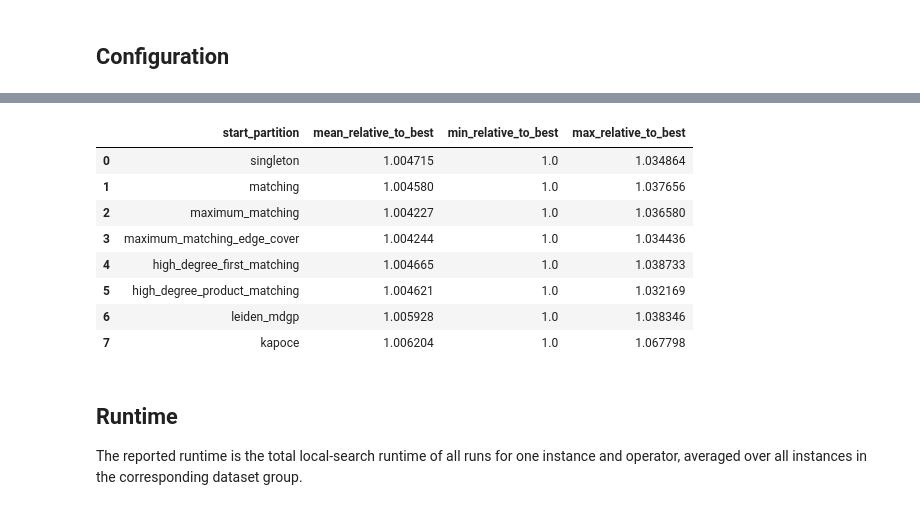
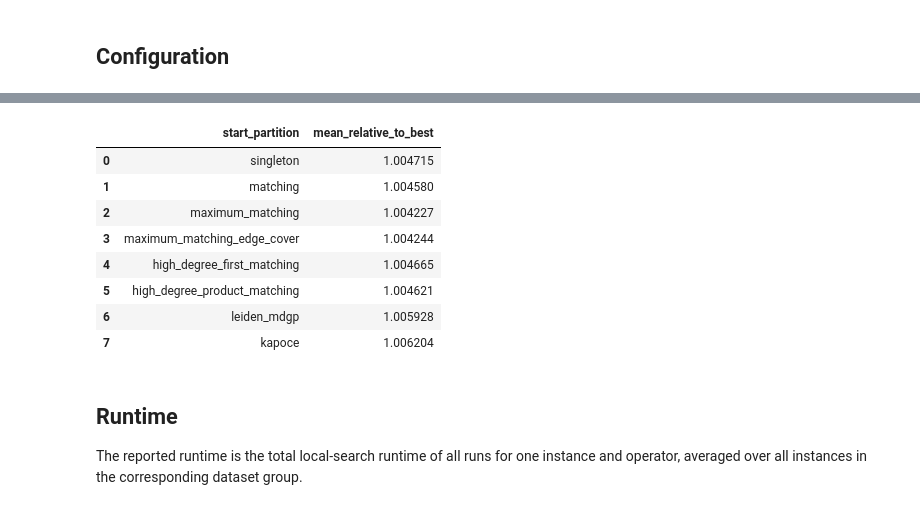
Before and after one commit to lulufka/dense_graph_partition, a Jupyter notebook: notebooks/experiment2/start_partition_analysis.ipynb, the cells around one changed output, grey strips where cells are left out. Saved outputs shown, nothing was run; the diff lists cells and outputs as text; code cells hidden in the pictures.

```diff
--- a/notebooks/experiment2/start_partition_analysis.ipynb
+++ b/notebooks/experiment2/start_partition_analysis.ipynb
@@ -18,9 +11,7 @@ import pandas as pd
 ## Configuration
 # %%
 PLATEAU_STEPS = 4
-PLATEAU_PIPELINE = ",".join(
-    ["move_plateau"] * PLATEAU_STEPS
-)
+PLATEAU_PIPELINE = ",".join(["move_plateau"] * PLATEAU_STEPS)
 
 GRAPH_ORDER = ["powerlaw", "er"]
 
@@ -31,7 +22,7 @@ DATASET_ORDER = [
     "large dense",
 ]
 
-PREFERRED_START_PARTITION_ORDER = [
+START_PARTITION_ORDER = [
     "singleton",
     "matching",
     "maximum_matching",
@@ -43,6 +34,5 @@ PREFERRED_START_PARTITION_ORDER = [
 ]
 
 RESULTS_DIR = Path("../../results/experiment2/zero_gain_limit")
-
 RAW_RESULTS_FILE = RESULTS_DIR / "raw_results.csv"
 # %% [markdown]
@@ -186,4 +74,20 @@ $
 $
 
 A value of $1.0$ means that the start-partition matches the best result found on the same instance. Values greater than $1.0$ indicate the remaining quality gap.
+# %%
+best_run_keys = [
+    "graph_type",
+    "dataset_group",
+    "dataset",
+    "instance",
+    "start_partition",
+]
+
+best_runs = (
+    raw
+    .sort_values(["final_density", "ls_runtime", "run"], ascending=[False, True, True])
+    .groupby(best_run_keys, observed=True, as_index=False)
+    .head(1)
+    .reset_index(drop=True)
+)
 # %%
@@ -278,30 +135,22 @@ relative_quality_summary
 # %%
 overall_relative_quality_summary = (
     relative_to_best
-    .agg(["mean", "min", "max"])
-    .T
+    .mean()
+    .rename("mean_relative_to_best")
     .reset_index()
-    .rename(
-        columns={
-            "index": "start_partition",
-            "mean": "mean_relative_to_best",
-            "min": "min_relative_to_best",
-            "max": "max_relative_to_best",
-        }
-    )
 )
 
 overall_relative_quality_summary
 # %% [output]
-|  | start_partition | mean_relative_to_best | min_relative_to_best | max_relative_to_best |
-| 0 | singleton | 1.004715 | 1.0 | 1.034864 |
-| 1 | matching | 1.004580 | 1.0 | 1.037656 |
-| 2 | maximum_matching | 1.004227 | 1.0 | 1.036580 |
-| 3 | maximum_matching_edge_cover | 1.004244 | 1.0 | 1.034436 |
-| 4 | high_degree_first_matching | 1.004665 | 1.0 | 1.038733 |
-| 5 | high_degree_product_matching | 1.004621 | 1.0 | 1.032169 |
-| 6 | leiden_mdgp | 1.005928 | 1.0 | 1.038346 |
-| 7 | kapoce | 1.006204 | 1.0 | 1.067798 |
+|  | start_partition | mean_relative_to_best |
+| 0 | singleton | 1.004715 |
+| 1 | matching | 1.004580 |
+| 2 | maximum_matching | 1.004227 |
+| 3 | maximum_matching_edge_cover | 1.004244 |
+| 4 | high_degree_first_matching | 1.004665 |
+| 5 | high_degree_product_matching | 1.004621 |
+| 6 | leiden_mdgp | 1.005928 |
+| 7 | kapoce | 1.006204 |
 # %% [markdown]
 ## Runtime
 
```
Also changed, not shown: parts of 20 cells of this notebook, 8 other files.
